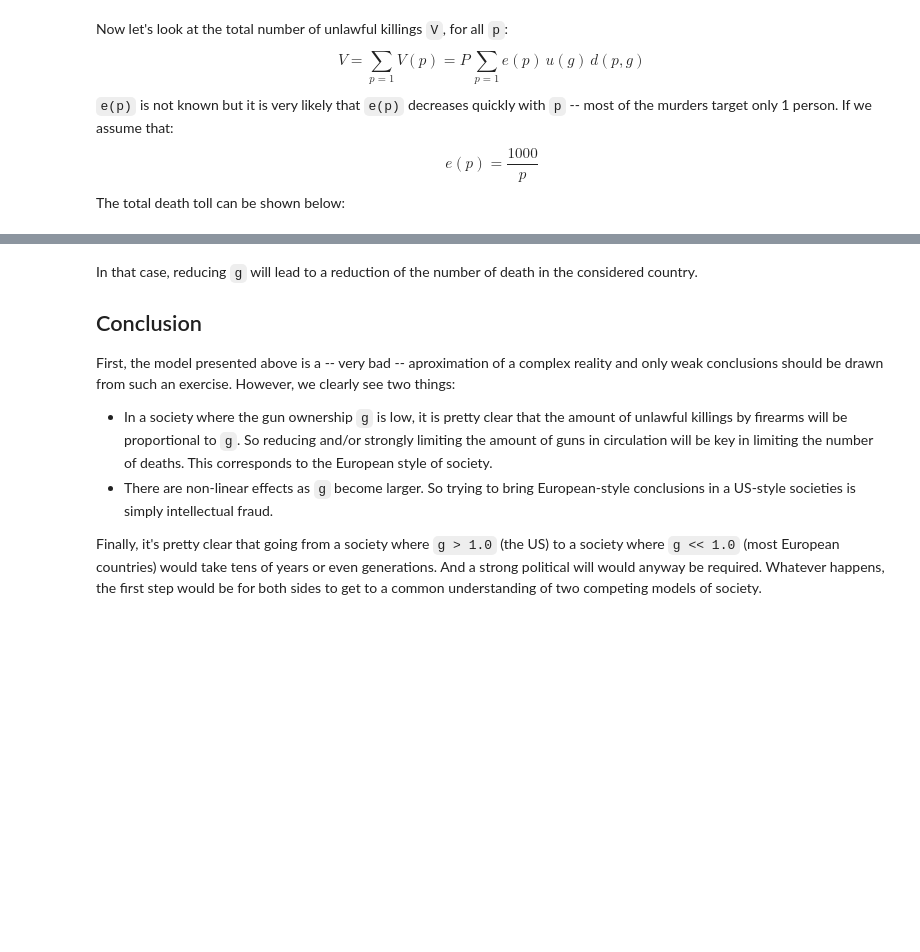
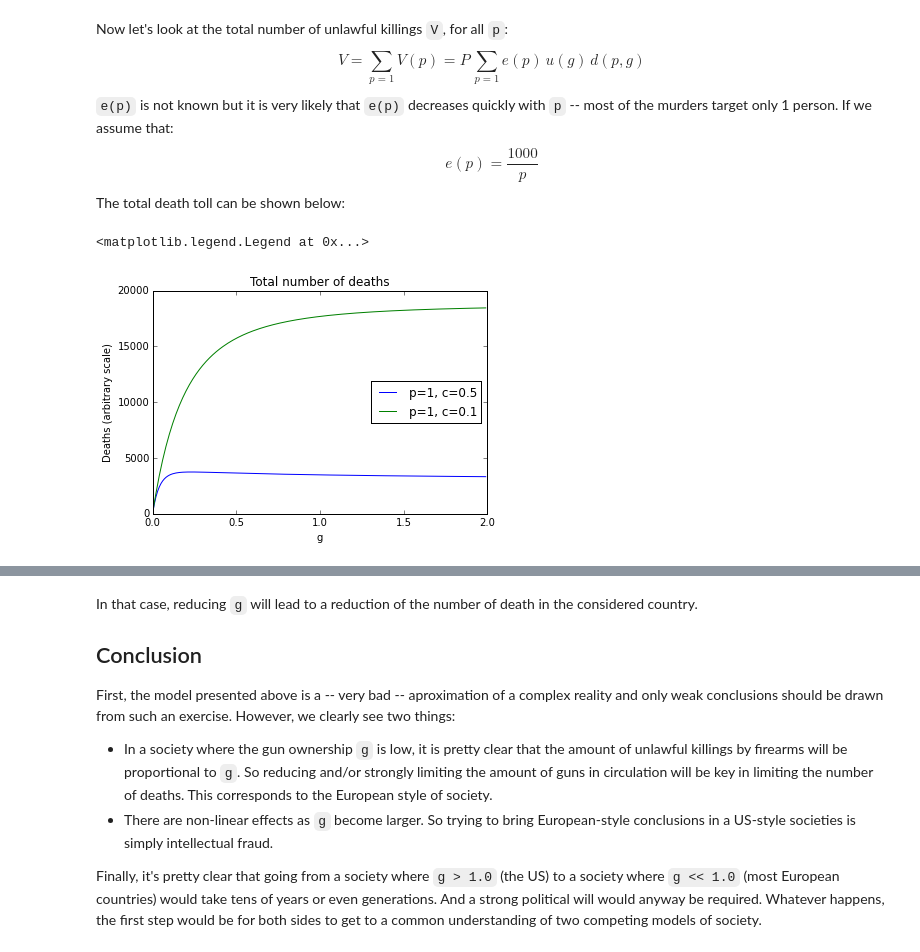
Before and after one commit to gip/quant, a Jupyter notebook: politics/GunControl.ipynb, the cells around one changed output, grey strips where cells are left out. Cells and saved outputs as stored; diff of their text form; code cells hidden in the pictures; blank space fills up the shorter version.

```diff
--- a/politics/GunControl.ipynb
+++ b/politics/GunControl.ipynb
@@ -95,3 +99,18 @@ $$ V = \sum_{p=1} V(p) = P \, \sum_{p=1} e(p)\,u(g)\,d(p,g) $$
 `e(p)` is not known but it is very likely that `e(p)` decreases quickly with `p` -- most of the murders target only 1 person. If we assume that:
 $$ e(p) = \frac{1000}{p}  $$
 The total death toll can be shown below:
+# %%
+s = 0.5
+p = 1
+c = 0.5
+ps = range(1,101)
+plt.plot(gs, map(lambda g: sum(map(lambda p: 1000/p*u(g)*d(p, g, s), ps)), gs), label= "p=%i, c=%.1f" % (p, c))
+c = 0.1
+plt.plot(gs, map(lambda g: sum(map(lambda p: 1000/p*u(g)*d(p, g, s), ps)), gs), label= "p=%i, c=%.1f" % (p, c))
+plt.xlabel('g')
+plt.ylabel('Deaths (arbitrary scale)')
+plt.title('Total number of deaths')
+plt.legend(loc='best')
+# %% [output]
+<matplotlib.legend.Legend at 0x...>
+[figure, added]
```
Also changed, not shown: parts of 8 cells of this notebook.
